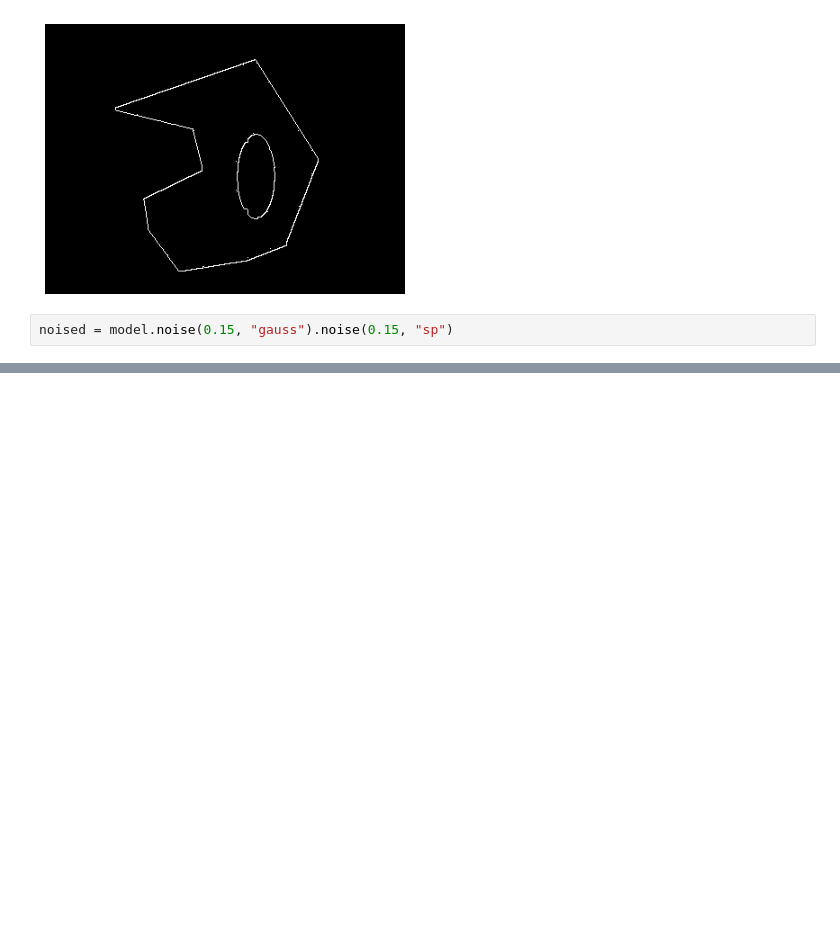
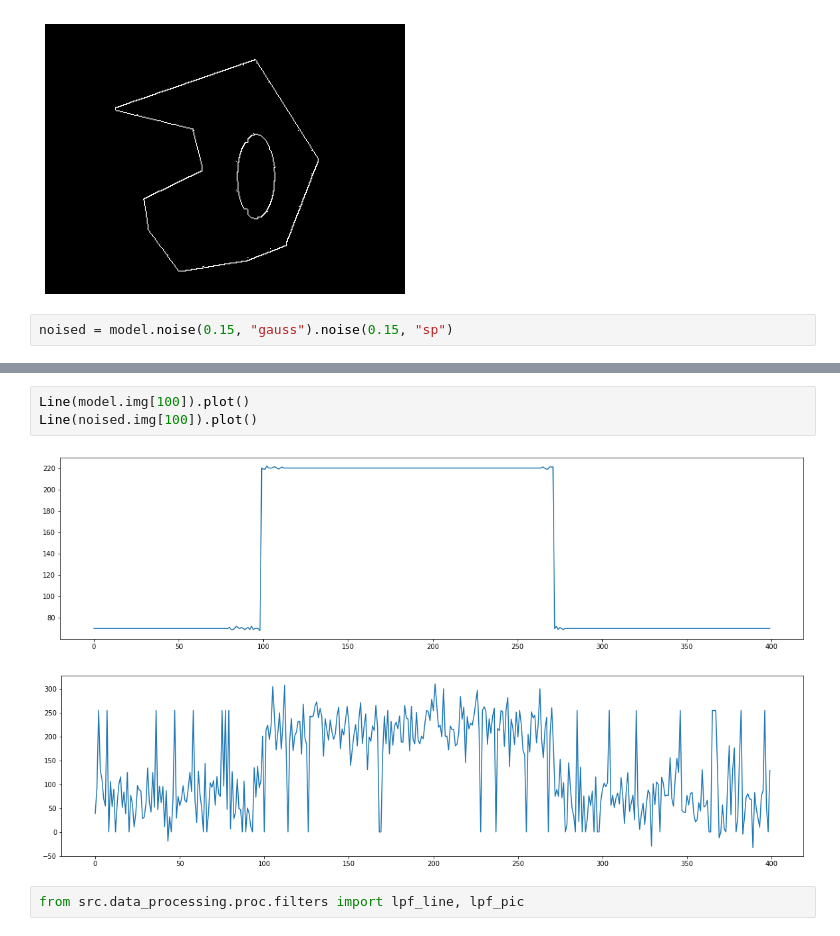
Before and after one commit to Oborichkin/data-processing, a Jupyter notebook: notebooks/contour.ipynb, the cells around one changed output, grey strips where cells are left out. Cells and saved outputs as stored; diff of their text form; blank space fills up the shorter version.

```diff
--- a/notebooks/contour.ipynb
+++ b/notebooks/contour.ipynb
@@ -35,0 +53,8 @@ noised.plot()
+# %%
+Line(model.img[100]).plot()
+Line(noised.img[100]).plot()
+# %% [output]
+[figure, added]
+[figure, added]
+# %%
+from src.data_processing.proc.filters import lpf_line, lpf_pic
```
Also changed, not shown: parts of 15 cells of this notebook, 1 other file.
